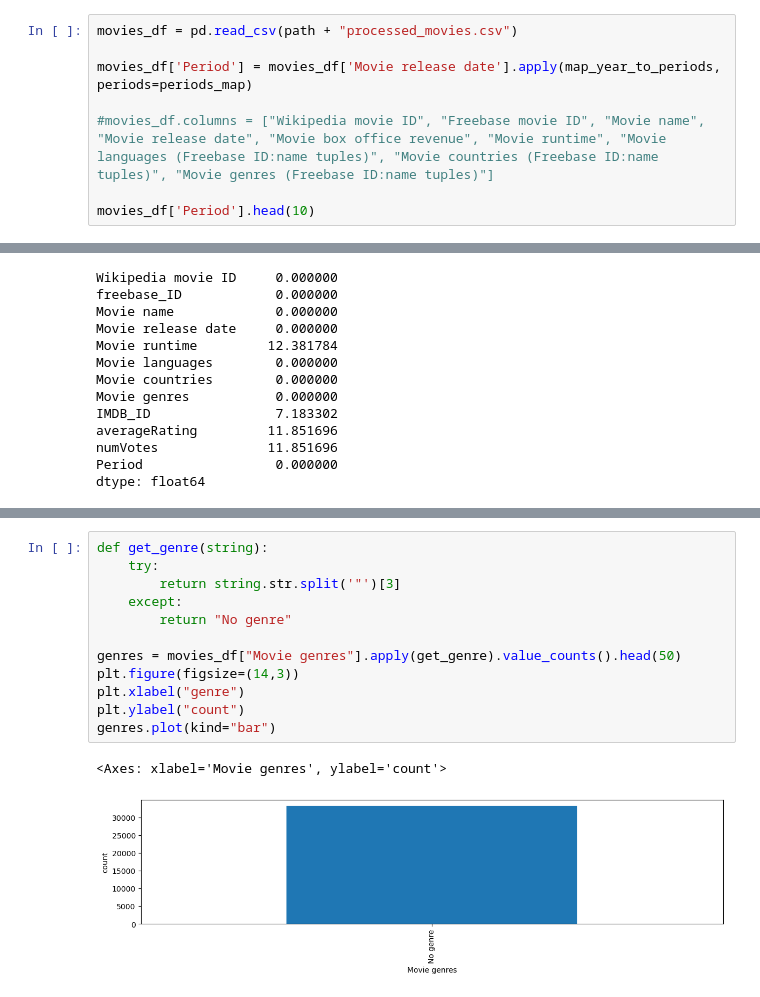
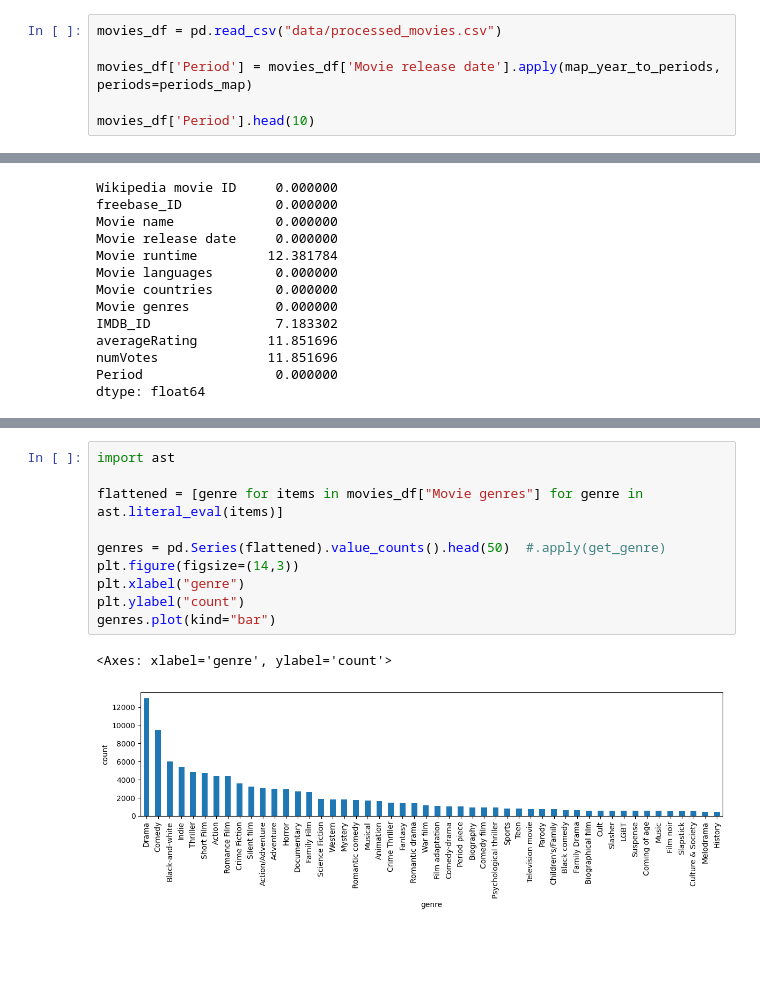
Before and after one commit to epfl-ada/ada-2024-project-metal2024, a Jupyter notebook: results.ipynb, the cells around one changed output, grey strips where cells are left out. Drawn from its saved outputs; the diff is of its cells as text; blank space fills up the shorter version.

```diff
--- a/results.ipynb
+++ b/results.ipynb
@@ -244,12 +228,10 @@ unwanted_genres = ['Silent film', 'Short Film']
 # %% [markdown]
 Filter the movies dataset. We only keep the movies released after 1900 and from the USA.
 # %%
-movies_df = pd.read_csv(path + "processed_movies.csv")
+movies_df = pd.read_csv("data/processed_movies.csv")
 
 movies_df['Period'] = movies_df['Movie release date'].apply(map_year_to_periods, periods=periods_map)
 
-#movies_df.columns = ["Wikipedia movie ID", "Freebase movie ID", "Movie name", "Movie release date", "Movie box office revenue", "Movie runtime", "Movie languages (Freebase ID:name tuples)", "Movie countries (Freebase ID:name tuples)", "Movie genres (Freebase ID:name tuples)"]
-
 movies_df['Period'].head(10)
 # %% [output]
 0    [The Post-Cold War and the New World Order (19...
@@ -623,18 +602,16 @@ movies_df.sample(10)
 # %%
-def get_genre(string):
-    try:
-        return string.str.split('"')[3]
-    except:
-        return "No genre"
+import ast
 
-genres = movies_df["Movie genres"].apply(get_genre).value_counts().head(50)
+flattened = [genre for items in movies_df["Movie genres"] for genre in ast.literal_eval(items)]
+
+genres = pd.Series(flattened).value_counts().head(50)  #.apply(get_genre)
 plt.figure(figsize=(14,3))
 plt.xlabel("genre")
 plt.ylabel("count")
 genres.plot(kind="bar")
 # %% [output]
-<Axes: xlabel='Movie genres', ylabel='count'>
+<Axes: xlabel='genre', ylabel='count'>
-[figure, old version]
+[figure, new version]
 # %%
 genre_counts = movies_df.copy(deep=True)
 def get_year(string):
```
Also changed, not shown: parts of 25 cells of this notebook, 2 other files.
